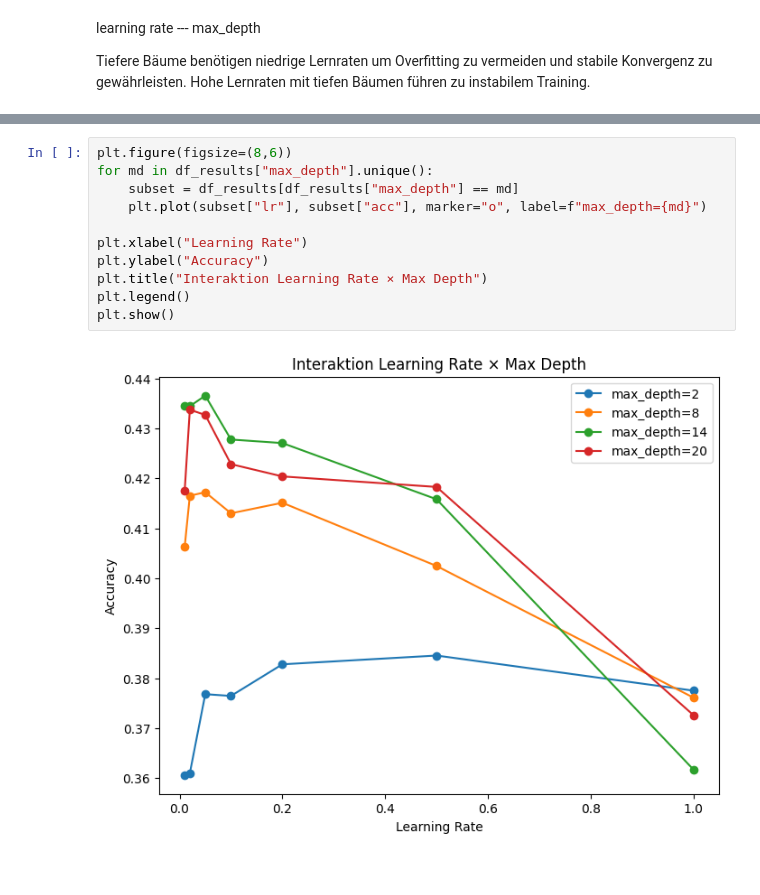
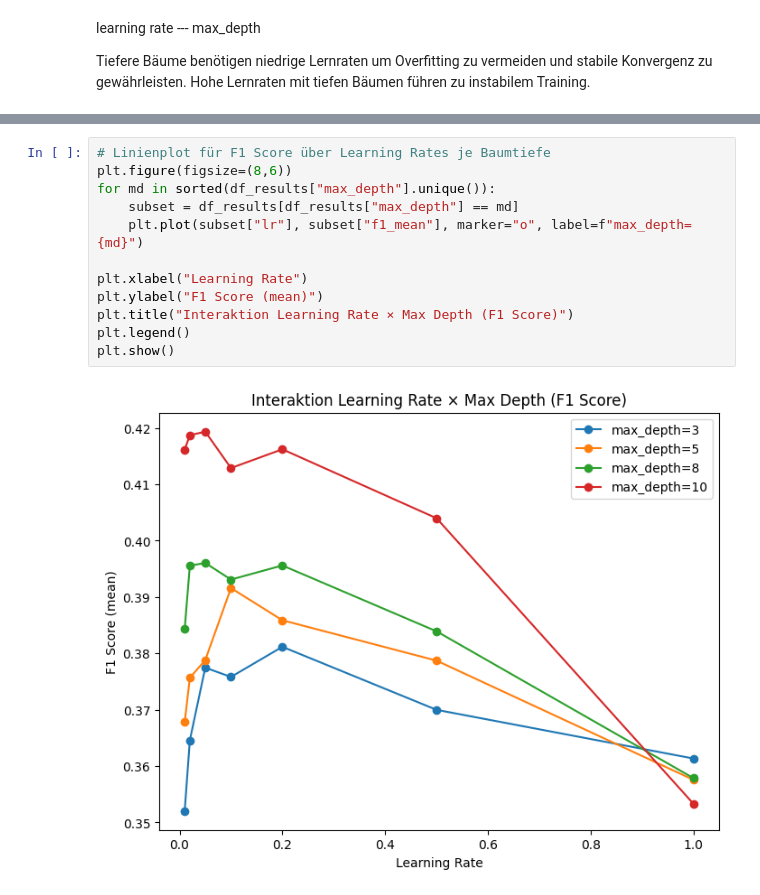
Before and after one commit to SebastianWolfP/AlgoTuning, a Jupyter notebook: 03-Interaktionsanalyse_2Param.ipynb, the cells around one changed output, grey strips where cells are left out. Saved outputs shown, nothing was run; the diff lists cells and outputs as text.

```diff
--- a/03-Interaktionsanalyse_2Param.ipynb
+++ b/03-Interaktionsanalyse_2Param.ipynb
@@ -111,13 +155,14 @@ plt.show()
-# %%
-plt.figure(figsize=(8,6))
-for md in df_results["max_depth"].unique():
-    subset = df_results[df_results["max_depth"] == md]
-    plt.plot(subset["lr"], subset["acc"], marker="o", label=f"max_depth={md}")
-
-plt.xlabel("Learning Rate")
-plt.ylabel("Accuracy")
-plt.title("Interaktion Learning Rate × Max Depth")
-plt.legend()
-plt.show()
-# %% [output]
-[figure, removed]
+# %%
+# Linienplot für F1 Score über Learning Rates je Baumtiefe
+plt.figure(figsize=(8,6))
+for md in sorted(df_results["max_depth"].unique()):
+    subset = df_results[df_results["max_depth"] == md]
+    plt.plot(subset["lr"], subset["f1_mean"], marker="o", label=f"max_depth={md}")
+
+plt.xlabel("Learning Rate")
+plt.ylabel("F1 Score (mean)")
+plt.title("Interaktion Learning Rate × Max Depth (F1 Score)")
+plt.legend()
+plt.show()
+# %% [output]
+[figure, added]
```
Also changed, not shown: parts of 7 cells of this notebook.
